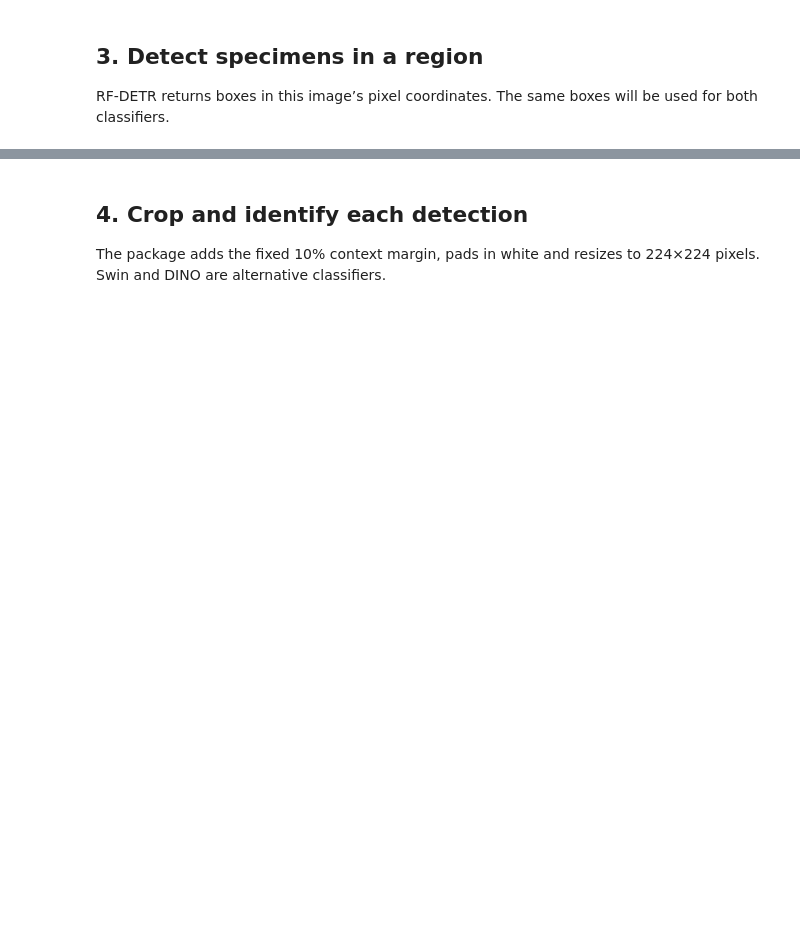
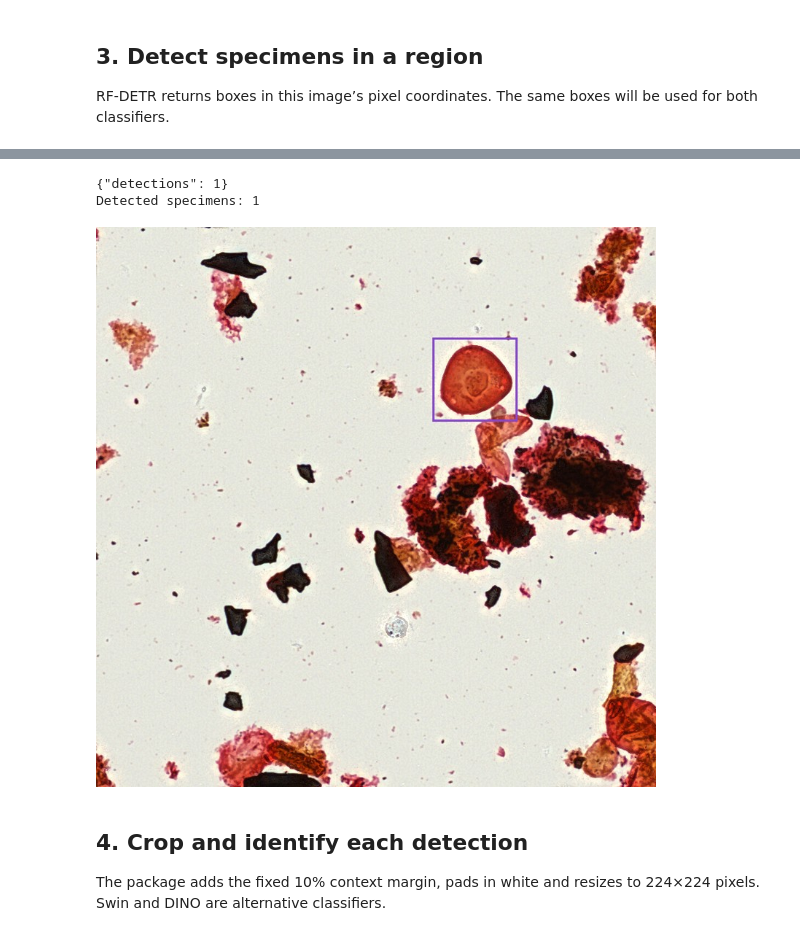
Before and after one commit to PatrickBats/Smithsonian_software_review, a Jupyter notebook: notebooks/demo.ipynb, the cells around one changed output, grey strips where cells are left out. Cells and saved outputs as stored; diff of their text form; code cells hidden in the pictures; blank space fills up the shorter version.

```diff
--- a/notebooks/demo.ipynb
+++ b/notebooks/demo.ipynb
@@ -49,4 +66,12 @@ RF-DETR returns boxes in this image’s pixel coordinates. The same boxes will b
 detections = detect_example(config, output / "detection")
 print("Detected specimens:", len(detections["predictions"]))
 with Image.open(config["image"]) as image:
-    display(image.copy())
+    region_preview = image.convert("RGB")
+
+# Display the detector boxes before passing them to the classifiers.
+from PIL import ImageDraw
+draw = ImageDraw.Draw(region_preview)
+for detection in detections["predictions"]:
+    draw.rectangle(detection["box"], outline="#8747cf", width=4)
+display(preview_image(region_preview))
+# %% [output]
@@ -53,3 +82,6 @@ with Image.open(config["image"]) as image:
+{"detections": 1}
+Detected specimens: 1
+[figure, added]
 # %% [markdown]
 ## 4. Crop and identify each detection
 The package adds the fixed 10% context margin, pads in white and resizes to 224×224 pixels. Swin and DINO are alternative classifiers.
```
Also changed, not shown: parts of 8 cells of this notebook, 23 other files.
